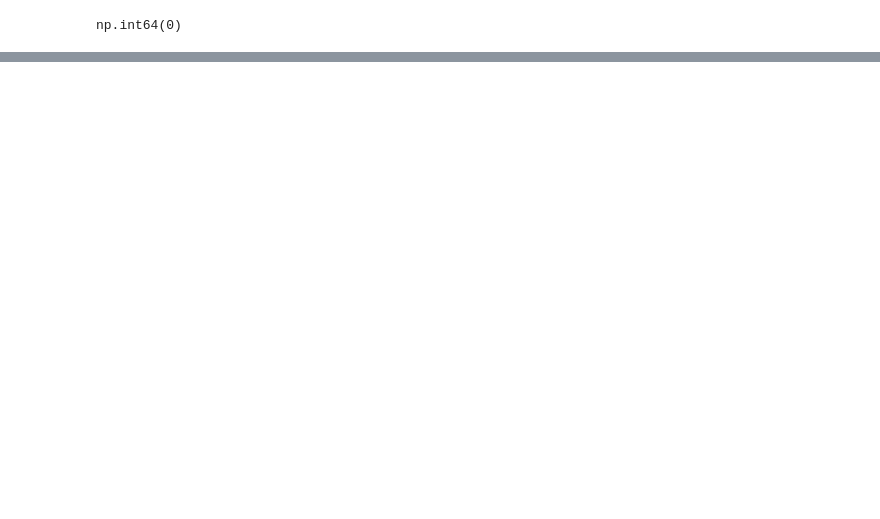
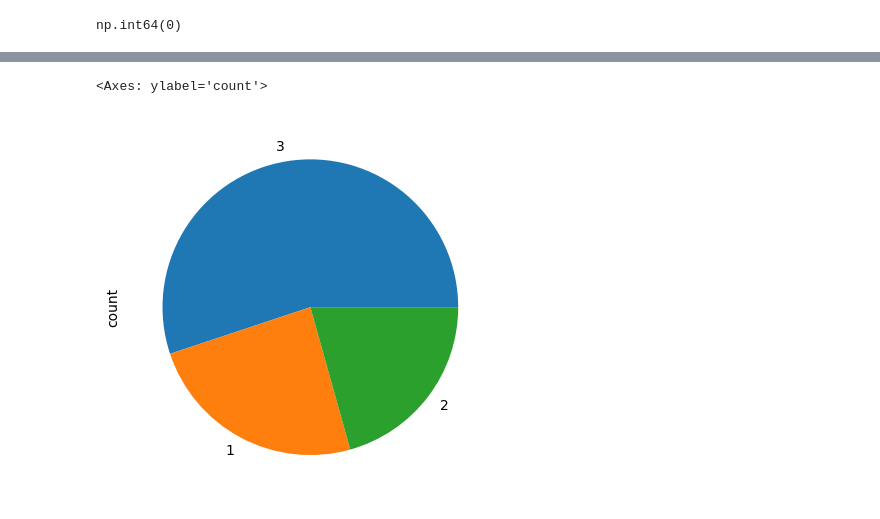
Before and after one commit to GitTanish/DataAnalysis, a Jupyter notebook: eda1.ipynb, the cells around one changed output, grey strips where cells are left out. Cells and saved outputs as stored; diff of their text form; code cells hidden in the pictures; blank space fills up the shorter version.

```diff
--- a/eda1.ipynb
+++ b/eda1.ipynb
@@ -180,0 +230,5 @@ np.int64(0)
+# %%
+df['Pclass'].value_counts().plot(kind='pie')
+# %% [output]
+<Axes: ylabel='count'>
+[figure, added]
```
Also changed, not shown: parts of 11 cells of this notebook.
